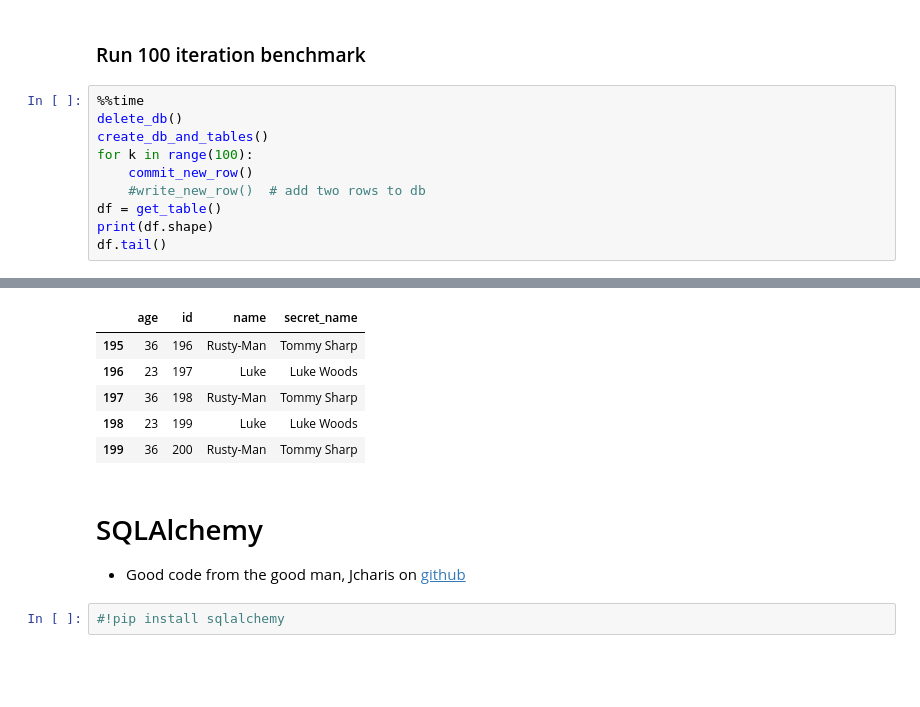
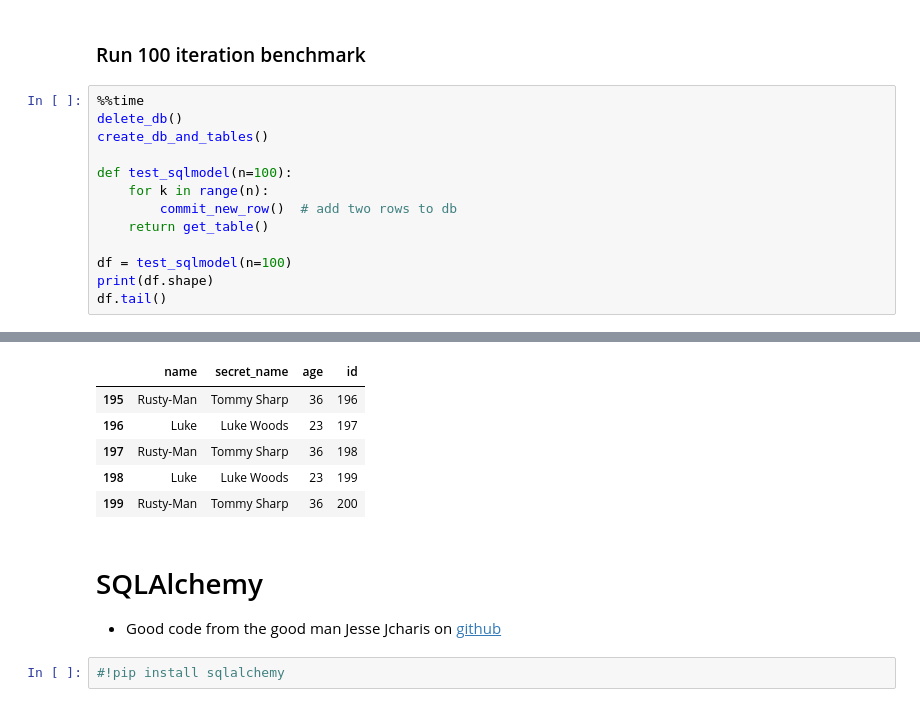
Before and after one commit to lukexyz/prodb, a Jupyter notebook: nbs/01_benchmarks.ipynb, the cells around one changed output, grey strips where cells are left out. Cells and saved outputs as stored; diff of their text form; blank space fills up the shorter version.

```diff
--- a/nbs/01_benchmarks.ipynb
+++ b/nbs/01_benchmarks.ipynb
@@ -151,10 +134,13 @@ length 2
 %%time
 delete_db()
 create_db_and_tables()
-for k in range(100):
-    commit_new_row()
-    #write_new_row()  # add two rows to db
-df = get_table()
+
+def test_sqlmodel(n=100):
+    for k in range(n):
+        commit_new_row()  # add two rows to db
+    return get_table()
+
+df = test_sqlmodel(n=100)
 print(df.shape)
 df.tail()
 # %% [output]
@@ -163,12 +149,12 @@ Wall time: 13.6 s
-|  | age | id | name | secret_name |
-| 195 | 36 | 196 | Rusty-Man | Tommy Sharp |
-| 196 | 23 | 197 | Luke | Luke Woods |
-| 197 | 36 | 198 | Rusty-Man | Tommy Sharp |
-| 198 | 23 | 199 | Luke | Luke Woods |
-| 199 | 36 | 200 | Rusty-Man | Tommy Sharp |
+|  | name | secret_name | age | id |
+| 195 | Rusty-Man | Tommy Sharp | 36 | 196 |
+| 196 | Luke | Luke Woods | 23 | 197 |
+| 197 | Rusty-Man | Tommy Sharp | 36 | 198 |
+| 198 | Luke | Luke Woods | 23 | 199 |
+| 199 | Rusty-Man | Tommy Sharp | 36 | 200 |
 # %% [markdown]
 # SQLAlchemy
-* Good code from the good man, Jcharis on [github](https://github.com/Jcharis/streamlit_todo_crud_app/blob/main/db_fxns.py)
+* Good code from the good man Jesse Jcharis on [github](https://github.com/Jcharis/streamlit_todo_crud_app/blob/main/db_fxns.py)
 # %%
 #!pip install sqlalchemy
 # %%
```
Also changed, not shown: parts of 24 cells of this notebook, 6 other files.
